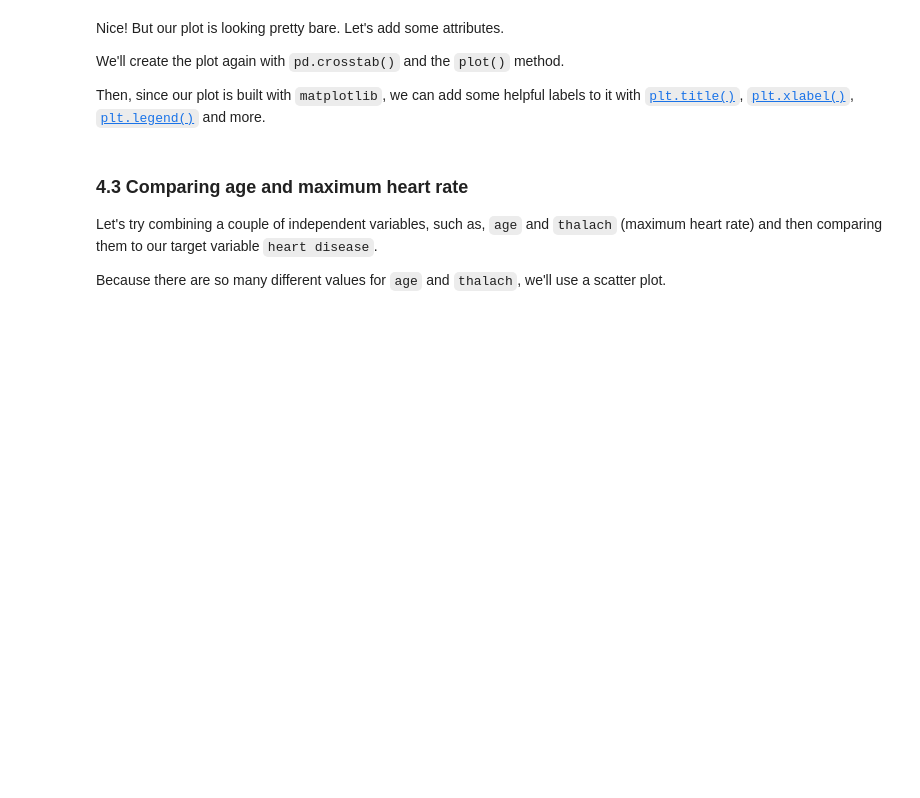
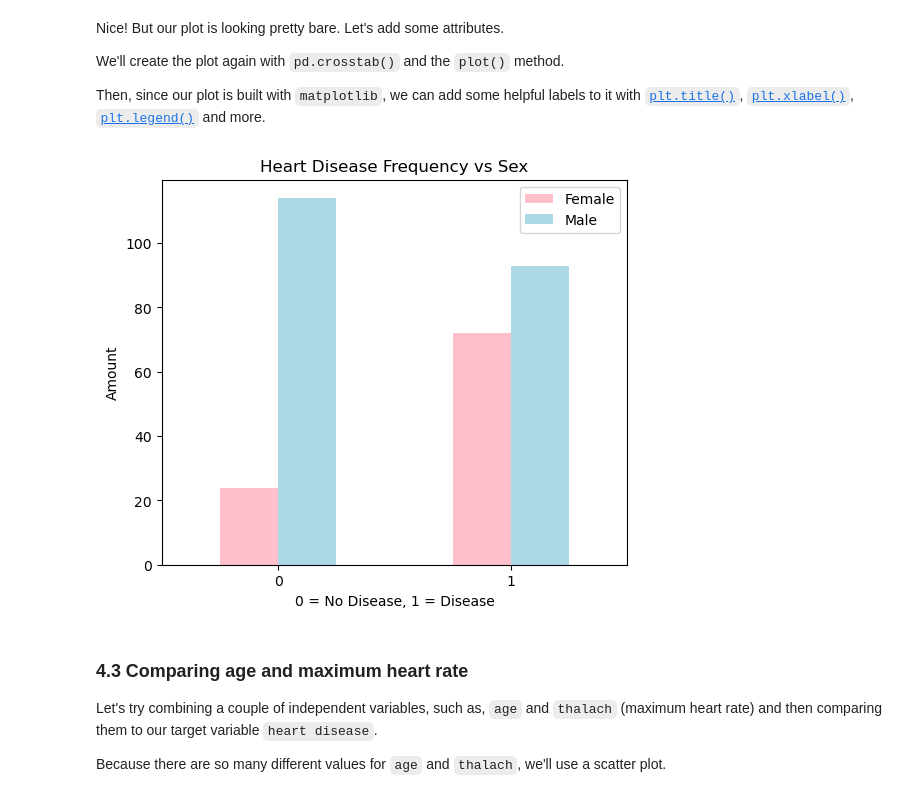
Before and after one commit to Eleanor-git/Hear-Disease-Classification, a Jupyter notebook: end-to-end-heart-disease-classification.ipynb, the cells around one changed output. Drawn from its saved outputs; the diff is of its cells as text; code cells hidden in the pictures; blank space fills up the shorter version.

```diff
--- a/end-to-end-heart-disease-classification.ipynb
+++ b/end-to-end-heart-disease-classification.ipynb
@@ -457,14 +466,16 @@ We'll create the plot again with `pd.crosstab()` and the `plot()` method.
 Then, since our plot is built with `matplotlib`, we can add some helpful labels to it with [`plt.title()`](https://matplotlib.org/stable/api/_as_gen/matplotlib.pyplot.title.html), [`plt.xlabel()`](https://matplotlib.org/stable/api/_as_gen/matplotlib.pyplot.xlabel.html), [`plt.legend()`](https://matplotlib.org/stable/api/_as_gen/matplotlib.pyplot.legend.html) and more.
 # %%
 # Create a plot
-pd.crosstab(df.target, df.sex).plot(kind="bar", figsize=(10,6), color=["salmon", "lightblue"])
+pd.crosstab(df.target, df.sex).plot(kind="bar", figsize=(6,5), color=["pink", "lightblue"])
 
 # Add some attributes to it
 plt.title("Heart Disease Frequency vs Sex")
 plt.xlabel("0 = No Disease, 1 = Disease")
 plt.ylabel("Amount")
 plt.legend(["Female", "Male"])
 plt.xticks(rotation=0); # keep the labels on the x-axis vertical
+# %% [output]
+[figure, added]
 # %% [markdown]
 ### 4.3 Comparing age and maximum heart rate
 
```
Also changed, not shown: parts of 14 cells of this notebook.
